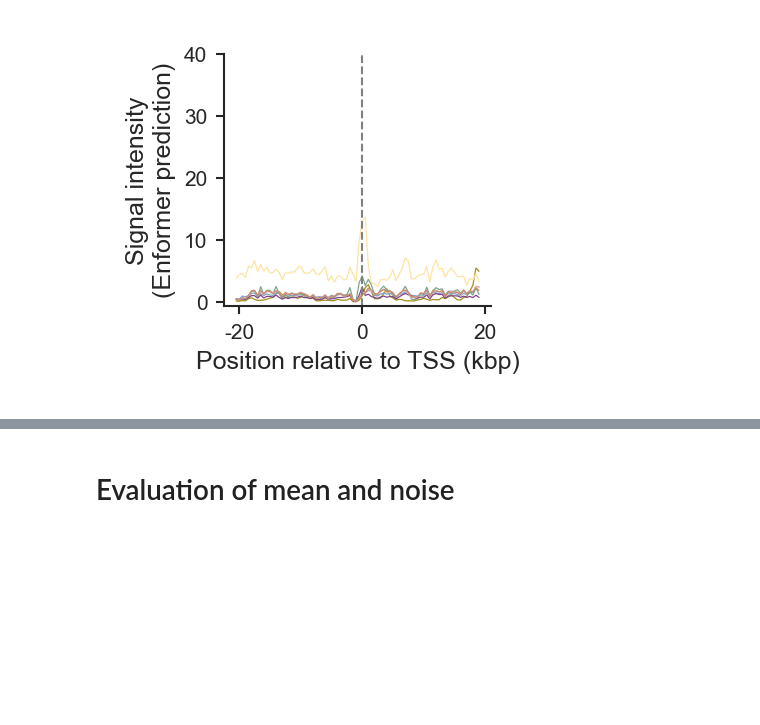
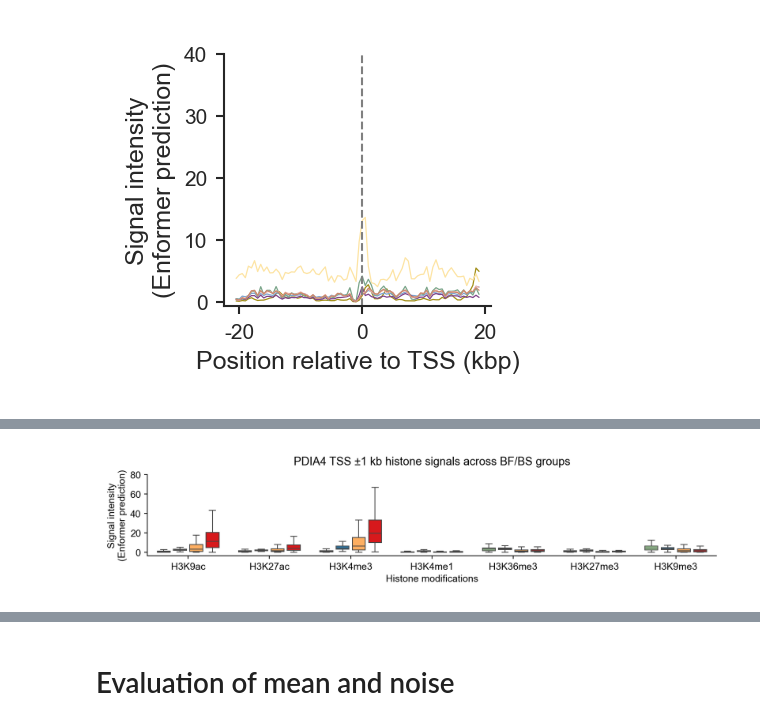
Before and after one commit to wanghan4034/DeepBurst, a Jupyter notebook: scripts/analysis/sample_prediction.ipynb, the cells around one changed output, grey strips where cells are left out. Cells and saved outputs as stored; diff of their text form; code cells hidden in the pictures; blank space fills up the shorter version.

```diff
--- a/scripts/analysis/sample_prediction.ipynb
+++ b/scripts/analysis/sample_prediction.ipynb
@@ -147,7 +146,6 @@ import numpy as np
 import seaborn as sns
 import matplotlib.pyplot as plt
 from matplotlib import rcParams, rcParamsDefault
-
 
 rcParams.update(rcParamsDefault)
 rcParams['pdf.fonttype'] = 42
@@ -173,9 +171,18 @@ sns.set(context = 'paper' , style='ticks' ,
         'figure.figsize' : (8/2.54, 8/2.54) ,
         'figure.dpi': 300,
         'figure.facecolor': 'w',
-        'figure.edgecolor': 'k',
-        'xtick.labelsize': 5,
-        'ytick.labelsize': 5,
+        'figure.edgecolor': 'black',
+        'legend.edgecolor': 'black',
+        'legend.labelcolor': 'black',  # 设置图例标签字体颜色（在新版matplotlib中支持）
+        'axes.edgecolor': 'black',
+        'axes.labelcolor': 'black',
+        'xtick.color': 'black',
+        'ytick.color': 'black',
+        'axes.titlecolor': 'black',
+        'axes.labelcolor': 'black',
+
+        'xtick.labelsize': 6,
+        'ytick.labelsize': 6,
         'xtick.direction' : 'out' ,
         'ytick.direction' : 'out' ,
         'xtick.major.width': 0.5,  # X轴刻度主刻度线宽度
@@ -187,6 +194,7 @@ sns.set(context = 'paper' , style='ticks' ,
 
         'xtick.major.pad' : 2,
         'ytick.major.pad' : 2,
+        'text.color': 'black',  # 全局文字颜色
 
         'lines.linewidth' : 0.75  ,
         'axes.linewidth': 0.5,  # Axis line width
@@ -195,6 +203,8 @@ sns.set(context = 'paper' , style='ticks' ,
         }
     )
 
+
+
 sns.set_palette("colorblind")
 MARKS = ["H3K4me1","H3K4me3","H3K9me3","H3K27me3","H3K36me3","H3K27ac","H3K9ac"]
 color_map = {'H3K4me1':'#A28F19','H3K4me3':'#7FA5D0','H3K9me3':'#FDE4A4','H3K27ac':'#F5B6AC','H3K27me3':'#7CA68B','H3K36me3':'#80448A','H3K9ac':'#C7886D'}
@@ -749,0 +828,71 @@ plot_tracks(tracks,ylim=40,color_map=color_map,legend_order=legend_order,figsize
+# %%
+fig, ax = plt.subplots(1, 1, constrained_layout=True, figsize=(14/2.54, 3.5/2.54))
+
+order = pd.Index(["H3K9ac","H3K27ac","H3K4me3","H3K4me1","H3K36me3","H3K27me3","H3K9me3"],name='marks')
+
+# hue_order = ["HIGH_BF_HIGH_BS", "HIGH_BF_LOW_BS", "LOW_BF_HIGH_BS", "LOW_BF_LOW_BS"]
+hue_order = ["LOW_BF_LOW_BS", "LOW_BF_HIGH_BS", "HIGH_BF_LOW_BS", "HIGH_BF_HIGH_BS",]
+
+
+# 颜色设定：4 个 BF/BS 组合
+group_colors = {
+    "HIGH_BF_HIGH_BS": "#d7191c",  # 红
+    "HIGH_BF_LOW_BS":  "#fdae61",  # 橙
+    "LOW_BF_HIGH_BS":  "#2b83ba",  # 蓝
+    "LOW_BF_LOW_BS":   "#abdda4",  # 绿
+}
+ax = sns.boxplot(data=box_df,
+            x="track",
+            y="intensity",
+            order=order,
+            hue_order=hue_order,
+            hue="group",
+            palette=group_colors,
+            gap=0.2,
+            width=0.8,
+            saturation=1,
+            fliersize=0,
+            linewidth=0.5,
+            )
+
+
+# 先拿到原 legend 信息
+handles, labels = ax.get_legend_handles_labels()
+ax.legend().remove()
+
+# 将原标签映射为 “BF±, BS±”
+label_map = {
+    "HIGH_BF_HIGH_BS":"BF+, BS+",
+    "HIGH_BF_LOW_BS": "BF+, BS−",
+    "LOW_BF_HIGH_BS": "BF−, BS+",
+    "LOW_BF_LOW_BS":  "BF−, BS−",
+}
+mapped_labels = [label_map[l] for l in labels]
+
+ax.set_yticks([0, 20, 40, 60, 80])
+
+ax.set_xlabel("Histone modifications", fontsize=6)
+ax.set_ylabel("Signal intensity\n(Enformer prediction)", fontsize=6)
+ax.set_title("PDIA4 TSS ±1 kb histone signals across BF/BS groups",
+             fontsize=7, fontweight='regular')
+
+fig.legend(
+    handles,
+    mapped_labels,
+    title=None,
+    loc="upper left",
+    bbox_to_anchor=(1.02, 1.0),
+    ncol=1,
+    edgecolor='none'
+).remove()
+
+plt.tight_layout()
+plt.savefig(
+    'extra/figures/v6/Supplementary_Figure11_PDIA4_boxplot.eps',
+    format='eps',
+    bbox_inches='tight',
+    dpi=300
+)
+plt.show()
+# %% [output]
+[figure, added]
```
Also changed, not shown: parts of 40 cells of this notebook, 2 other files.
